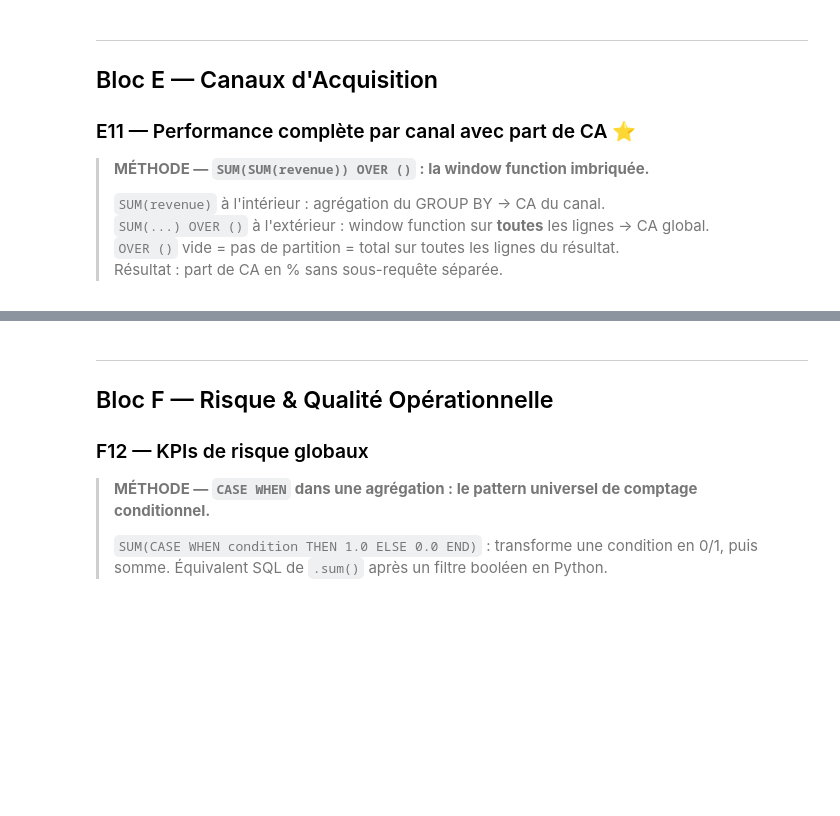
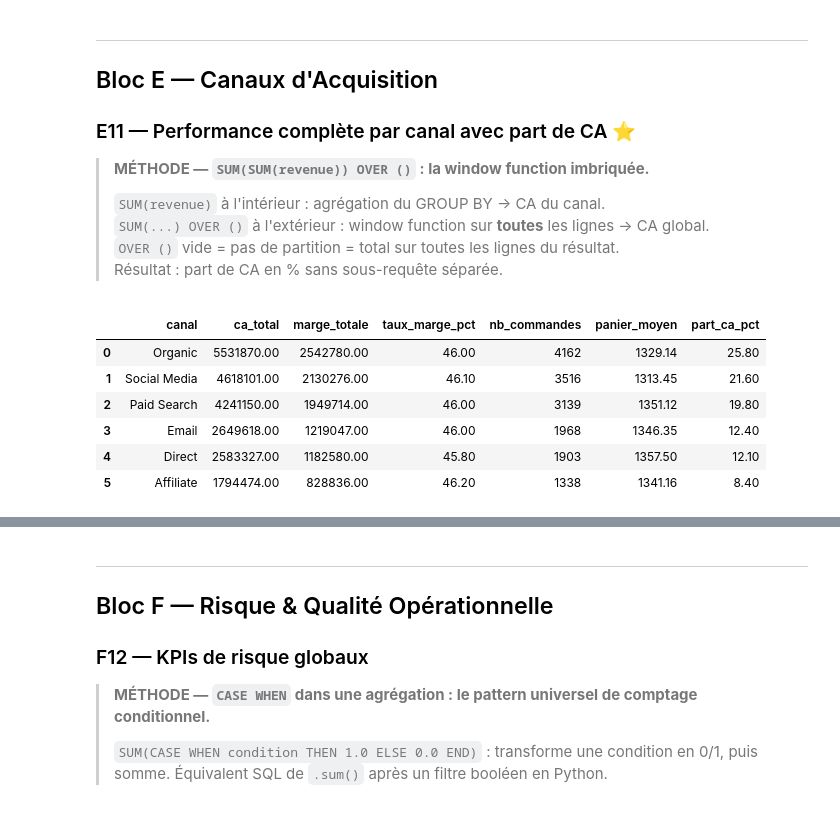
Before and after one commit to dataprojectlabs/DataProjectLab-projects, a Jupyter notebook: projets/ecommerce_analytics/corrige/nb3_sql_rfm_corrige.ipynb, the cells around one changed output, grey strips where cells are left out. Saved outputs shown, nothing was run; the diff lists cells and outputs as text; code cells hidden in the pictures; blank space fills up the shorter version.

```diff
--- a/projets/ecommerce_analytics/corrige/nb3_sql_rfm_corrige.ipynb
+++ b/projets/ecommerce_analytics/corrige/nb3_sql_rfm_corrige.ipynb
@@ -55,8 +137,0 @@ print("Environnement prêt ✅")
-# %%
-BASE_URL = "https://raw.githubusercontent.com/dataprojectlabs/DataProjectLab-projects/refs/heads/main/projets/ecommerce_analytics/data/"
-
-fact_ec = pd.read_csv(BASE_URL + "fact_ecommerce_analytics.csv", parse_dates=["order_date"])
-
-print(f"Dataset chargé       : {len(fact_ec):,} lignes")
-print(f"Commandes livrées    : {fact_ec[fact_ec['order_status']=='Livree']['order_id'].nunique():,}")
-print(f"Période              : {fact_ec['order_date'].min().date()} → {fact_ec['order_date'].max().date()}")
@@ -307,17 +642,25 @@ ORDER BY panier_moyen DESC
 # %%
 %%sql
 SELECT
     canal,
     ROUND(SUM(revenue), 0)                                  AS ca_total,
     ROUND(SUM(margin), 0)                                   AS marge_totale,
     ROUND(SUM(margin) / SUM(revenue) * 100, 1)              AS taux_marge_pct,
     COUNT(DISTINCT order_id)                                 AS nb_commandes,
-    ROUND(AVG(montant_total), 2)                            AS panier_moyen,
+    ROUND(SUM(revenue) / COUNT(DISTINCT order_id), 2)       AS panier_moyen,
     ROUND(
         SUM(revenue) * 100.0 / SUM(SUM(revenue)) OVER (),
     1)                                                      AS part_ca_pct
 FROM fact_ec
 WHERE order_status = 'Livree'
 GROUP BY canal
 ORDER BY ca_total DESC
+# %% [output]
+|  | canal | ca_total | marge_totale | taux_marge_pct | nb_commandes | panier_moyen | part_ca_pct |
+| 0 | Organic | 5531870.00 | 2542780.00 | 46.00 | 4162 | 1329.14 | 25.80 |
+| 1 | Social Media | 4618101.00 | 2130276.00 | 46.10 | 3516 | 1313.45 | 21.60 |
+| 2 | Paid Search | 4241150.00 | 1949714.00 | 46.00 | 3139 | 1351.12 | 19.80 |
+| 3 | Email | 2649618.00 | 1219047.00 | 46.00 | 1968 | 1346.35 | 12.40 |
+| 4 | Direct | 2583327.00 | 1182580.00 | 45.80 | 1903 | 1357.50 | 12.10 |
+| 5 | Affiliate | 1794474.00 | 828836.00 | 46.20 | 1338 | 1341.16 | 8.40 |
 # %% [markdown]
```
Also changed, not shown: parts of 58 cells of this notebook, 37 other files.
